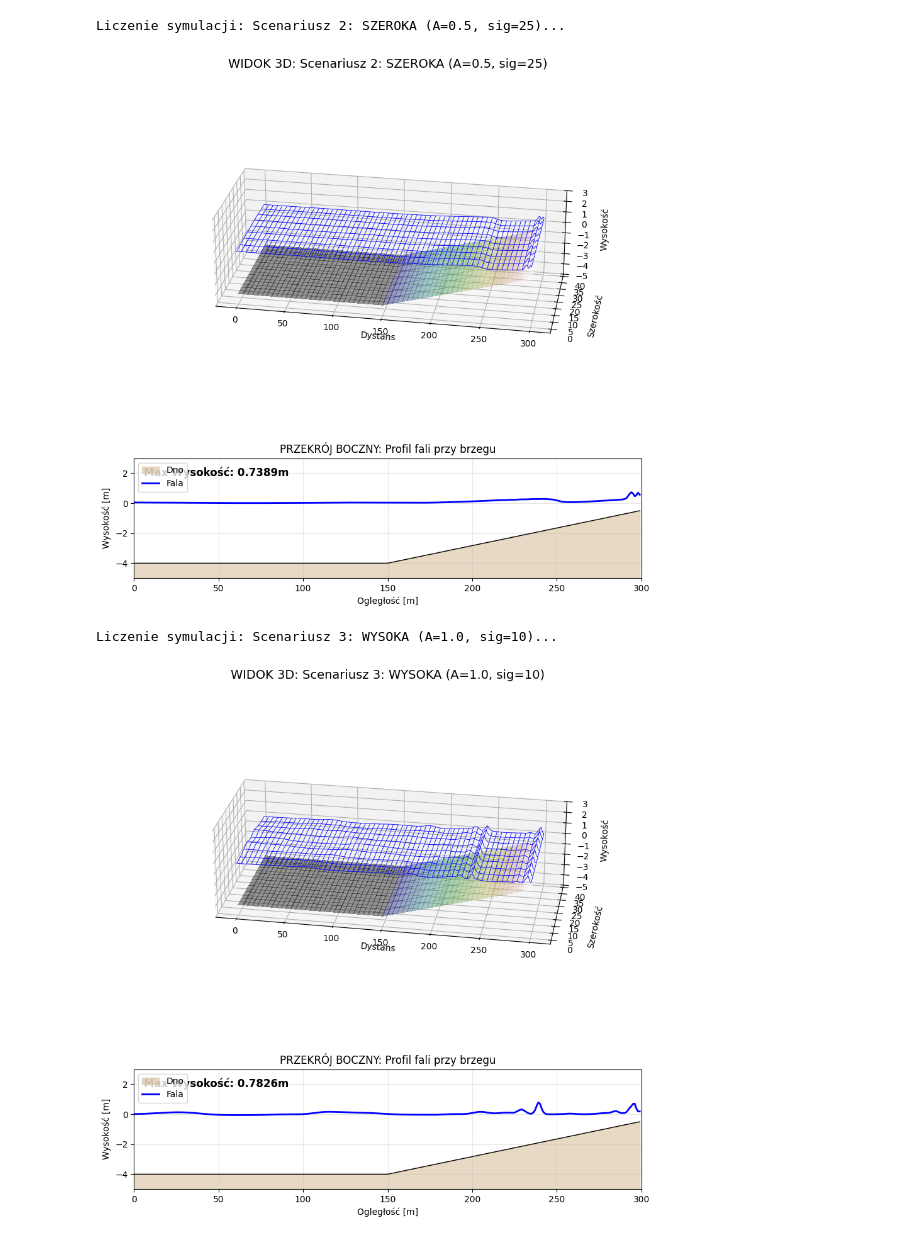
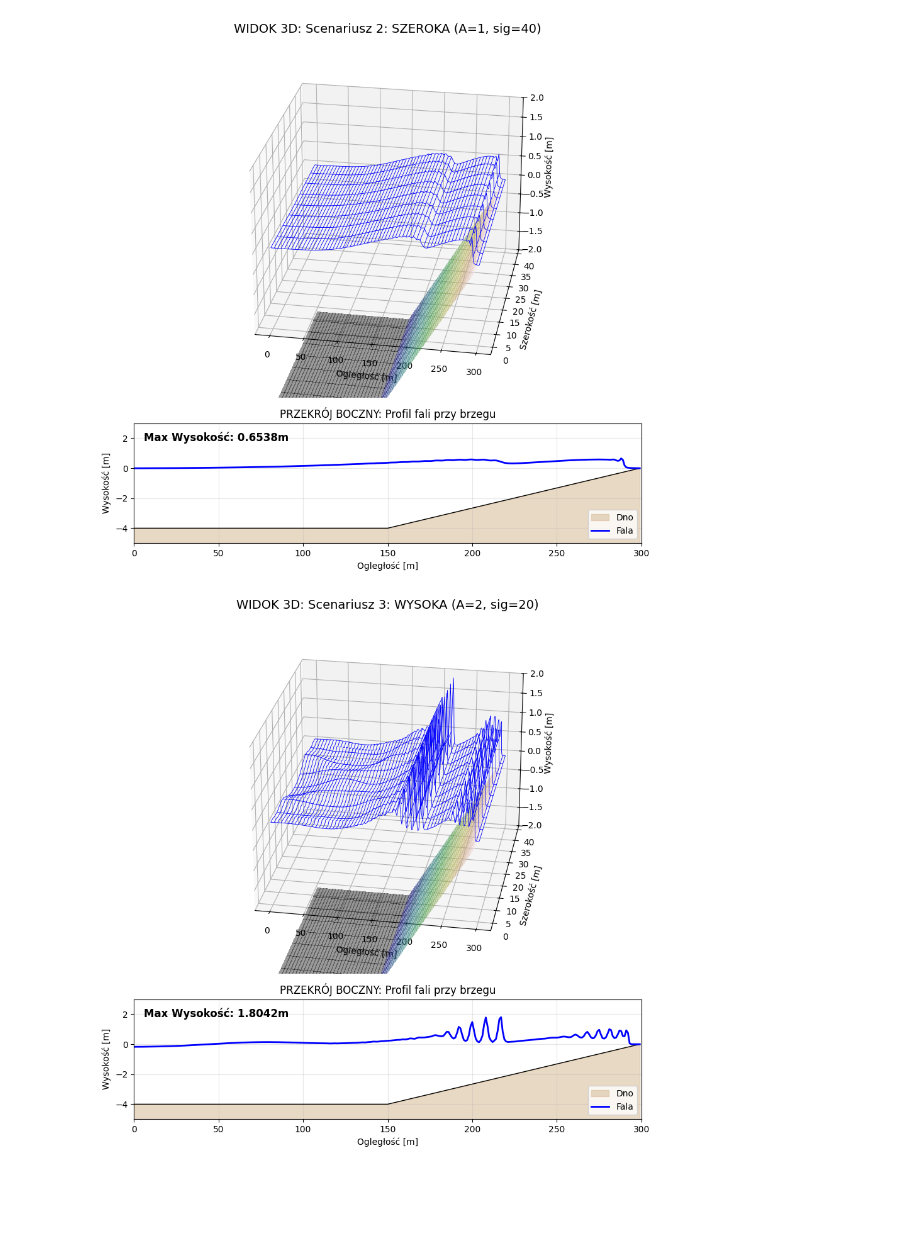
Before and after one commit to MUPAGH2025/2janczak, a Jupyter notebook: projekt1.ipynb, the cells around one changed output. Cells and saved outputs as stored; diff of their text form; code cells hidden in the pictures; blank space fills up the shorter version.

```diff
--- a/projekt1.ipynb
+++ b/projekt1.ipynb
@@ -88,15 +96,11 @@ def run_experiment(amplituda, szerokosc, tytul, nazwa_pliku):
     """
     Uruchamia symulację, rysuje wynik i zapisuje do PDF.
     """
-    print(f"Liczenie symulacji: {tytul}...")
-
-    # 1. Konfiguracja Batymetrii (Płasko -> Skos)
     grid = (300, 40)
     x_granica = 150
-    profil_dna = np.concatenate([np.full(x_granica, 4.0), np.linspace(4.0, 0.5, grid[0] - x_granica)])
+    profil_dna = np.concatenate([np.full(x_granica, 4.0), np.linspace(4.0, 0, grid[0] - x_granica)])
     bathymetry = np.tile(profil_dna[:, np.newaxis], (1, grid[1]))
 
-    # 2. Warunek początkowy (Gauss)
     zeta = np.zeros(grid, dtype=float)
     xx, yy = np.meshgrid(np.arange(grid[0]), np.arange(grid[1]), indexing='ij')
     dist_sq = (xx - 50)**2 + (yy - 20)**2
@@ -104,11 +108,9 @@ def run_experiment(amplituda, szerokosc, tytul, nazwa_pliku):
 
     h_initial = bathymetry + zeta
 
-    # 3. Symulacja
     solver = ShallowWaterEquationsIntegrator(h_initial=h_initial, bathymetry=bathymetry)
-    output = solver(nt=450, g=9.81, dt_over_dxy=(0.1, 0.1), outfreq=450)
+    output = solver(nt=350, g=9.81, dt_over_dxy=(0.1, 0.1), outfreq=350)
 
-    # 4. WIZUALIZACJA
     psi = output['h'][-1]
     h_rest = bathymetry
     elevation = psi - h_rest
@@ -117,7 +119,6 @@ def run_experiment(amplituda, szerokosc, tytul, nazwa_pliku):
     xi, yi = np.indices(psi.shape)
     mid_y = psi.shape[1] // 2
 
-    # Układ: Szeroki obrazek, dwa panele jeden pod drugim
     fig, (ax1, ax2) = pyplot.subplots(2, 1, figsize=(9, 9),
                                       gridspec_kw={'height_ratios': [3, 1]},
                                       subplot_kw={'projection': '3d'})
@@ -126,14 +127,13 @@ def run_experiment(amplituda, szerokosc, tytul, nazwa_pliku):
     ax1.plot_surface(xi, yi, bottom, rstride=5, cstride=5, cmap='gist_earth', alpha=0.4, linewidth=0, antialiased=False)
 
     ax1.set_title(f"WIDOK 3D: {tytul}", fontsize=14)
-    ax1.set_zlim(-5, 3)
-    ax1.set_xlabel("Dystans")
-    ax1.set_zlabel("Wysokość")
-    ax1.set_ylabel("Szerokość")
+    ax1.set_zlim(-2, 2)
+    ax1.set_xlabel("Ogległość [m]")
+    ax1.set_zlabel("Wysokość [m]")
+    ax1.set_ylabel("Szerokość [m]")
     ax1.view_init(elev=25, azim=-80)
-    ax1.set_box_aspect([2.5, 1, 0.7])
+
     ax2.remove()
-    # --- Panel 2: 2D (Płaski) ---
     ax2 = fig.add_subplot(2, 1, 2)
     ax2.fill_between(np.arange(grid[0]), -5, bottom[:, mid_y], color='tan', alpha=0.5, label='Dno')
     ax2.plot(bottom[:, mid_y], 'k-', linewidth=1)
@@ -145,15 +145,14 @@ def run_experiment(amplituda, szerokosc, tytul, nazwa_pliku):
     ax2.set_ylabel("Wysokość [m]")
     ax2.set_xlabel("Ogległość [m]")
     ax2.grid(True, alpha=0.3)
-    ax2.legend(loc='upper right')
+    ax2.legend(loc='lower right')
 
     max_h = np.max(elevation[:, mid_y])
     ax2.text(0.02, 0.85, f"Max Wysokość: {max_h:.4f}m", transform=ax2.transAxes, fontweight='bold', fontsize=12)
 
     pyplot.tight_layout()
 
-    # WAŻNE: Zapis do pliku PDF (do sprawozdania)
     pyplot.savefig(nazwa_pliku)
     pyplot.show()
 
-    return output # Zwracamy dane, żeby użyć ich później do wektorów
+    return output
@@ -210,16 +221,11 @@ Rozpoczynam analizę zbieżności...
 # %%
-# Eksperyment 1: Baza
-out1 = run_experiment(amplituda=0.5, szerokosc=10.0,
-                      tytul="Scenariusz 1: BAZOWY (A=0.5, sig=10)",
+out1 = run_experiment(amplituda=1, szerokosc=20.0,
+                      tytul="Scenariusz 1: BAZOWY (A=1, sig=20)",
                       nazwa_pliku="scenariusz_1.pdf")
-
-# Eksperyment 2: Szeroka fala
-out2 = run_experiment(amplituda=0.5, szerokosc=25.0,
-                      tytul="Scenariusz 2: SZEROKA (A=0.5, sig=25)",
+out2 = run_experiment(amplituda=1, szerokosc=40.0,
+                      tytul="Scenariusz 2: SZEROKA (A=1, sig=40)",
                       nazwa_pliku="scenariusz_2.pdf")
-
-# Eksperyment 3: Wysoka fala
-out3 = run_experiment(amplituda=1.0, szerokosc=10.0,
-                      tytul="Scenariusz 3: WYSOKA (A=1.0, sig=10)",
+out3 = run_experiment(amplituda=2, szerokosc=20.0,
+                      tytul="Scenariusz 3: WYSOKA (A=2, sig=20)",
                       nazwa_pliku="scenariusz_3.pdf")
 # %% [output]
@@ -228,4 +233,2 @@ Liczenie symulacji: Scenariusz 1: BAZOWY (A=0.5, sig=10)...
-Liczenie symulacji: Scenariusz 2: SZEROKA (A=0.5, sig=25)...
-[figure, old version]
+[figure, new version]
-Liczenie symulacji: Scenariusz 3: WYSOKA (A=1.0, sig=10)...
-[figure, old version]
+[figure, new version]
```
Also changed, not shown: parts of 13 cells of this notebook.
